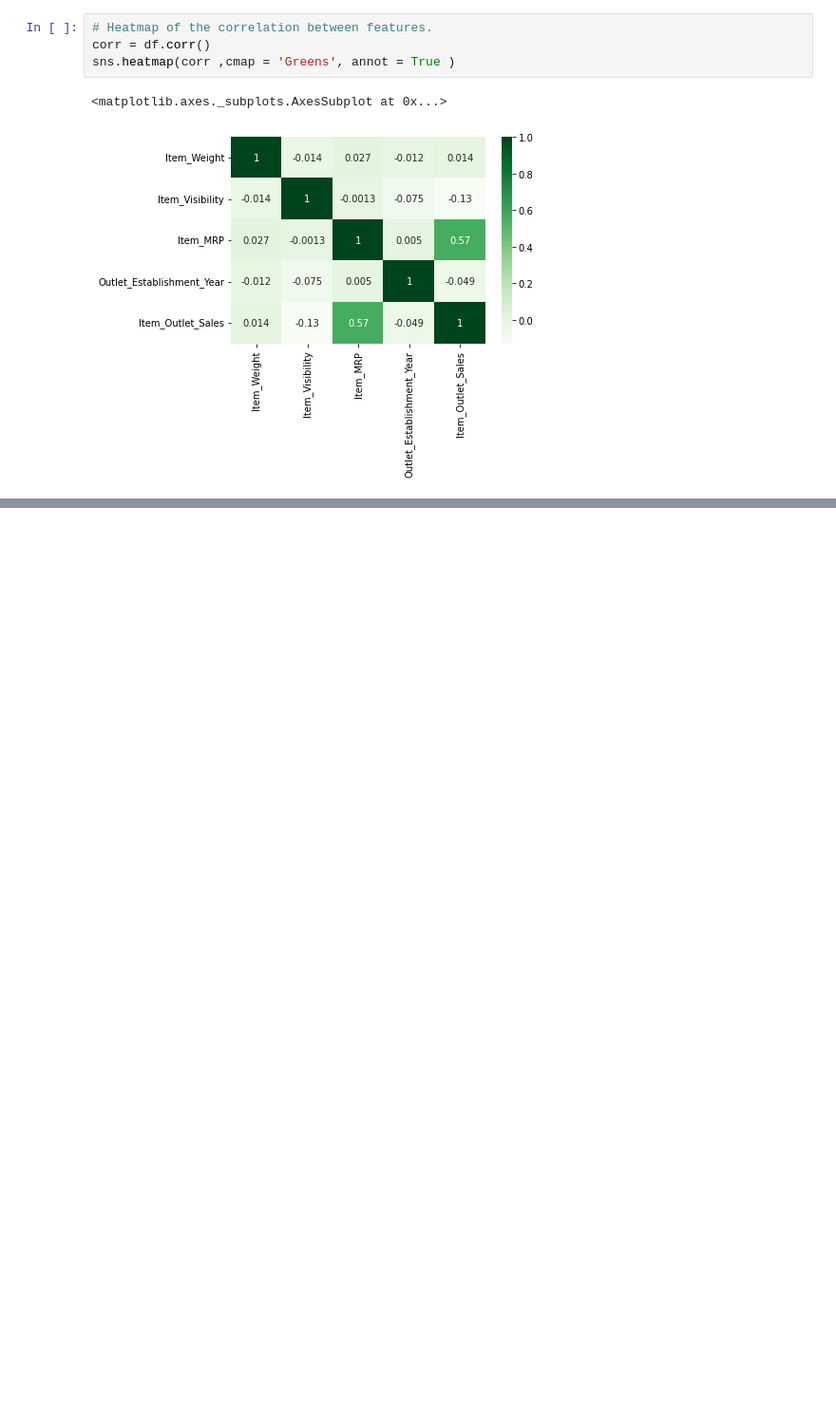
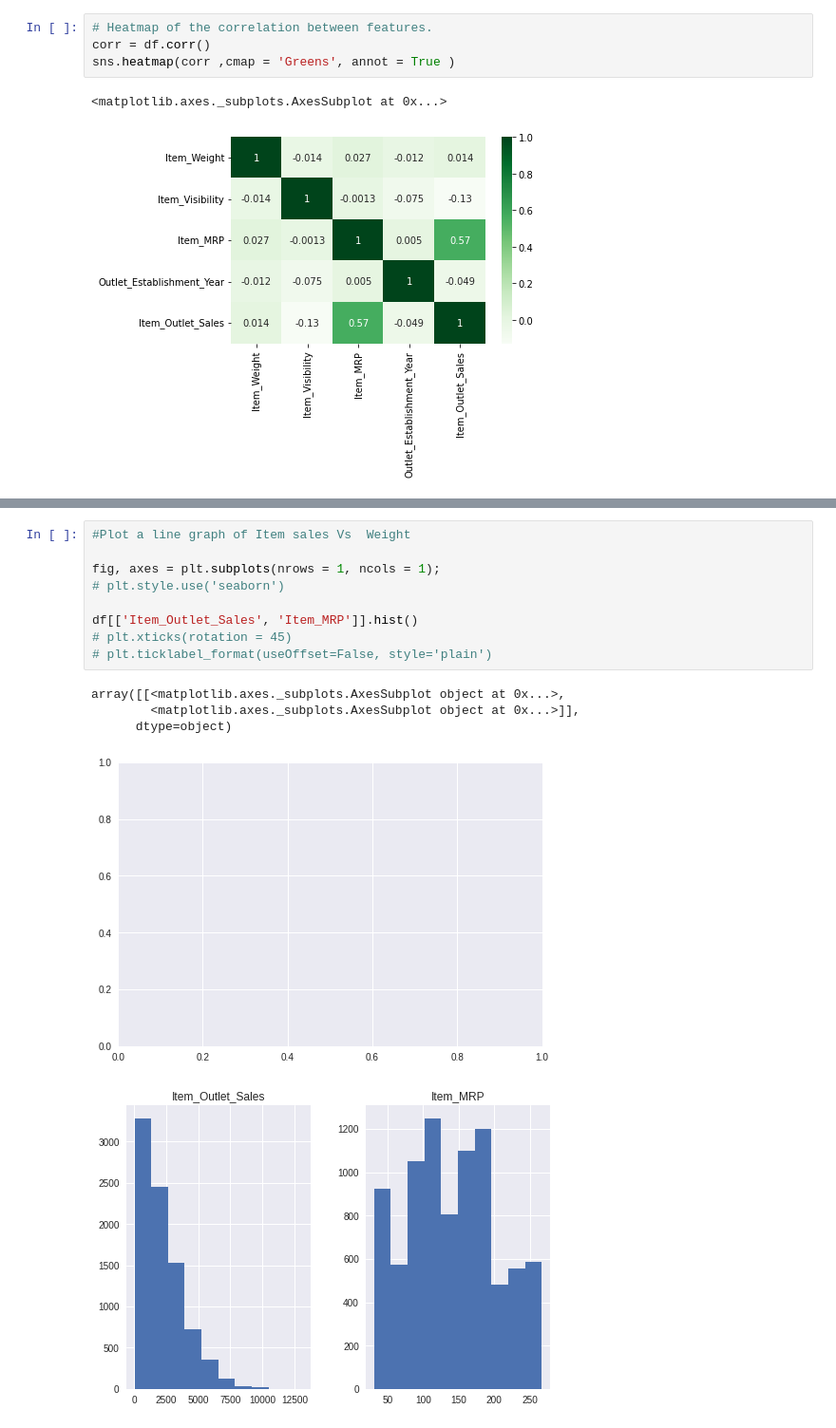
Before and after one commit to tendomart/food-sales-predictions, a Jupyter notebook: food_sales_predictions.ipynb, the cells around one changed output, grey strips where cells are left out. Shown at 95% size. Drawn from its saved outputs; the diff is of its cells as text; blank space fills up the shorter version.

```diff
--- a/food_sales_predictions.ipynb
+++ b/food_sales_predictions.ipynb
@@ -61,0 +110,15 @@ sns.heatmap(corr ,cmap = 'Greens', annot = True )
+# %%
+#Plot a line graph of Item sales Vs  Weight
+
+fig, axes = plt.subplots(nrows = 1, ncols = 1);
+# plt.style.use('seaborn')
+
+df[['Item_Outlet_Sales', 'Item_MRP']].hist()
+# plt.xticks(rotation = 45)
+# plt.ticklabel_format(useOffset=False, style='plain')
+# %% [output]
+array([[<matplotlib.axes._subplots.AxesSubplot object at 0x...>,
+        <matplotlib.axes._subplots.AxesSubplot object at 0x...>]],
+      dtype=object)
+[figure, added]
+[figure, added]
```
Also changed, not shown: parts of 5 cells of this notebook.
